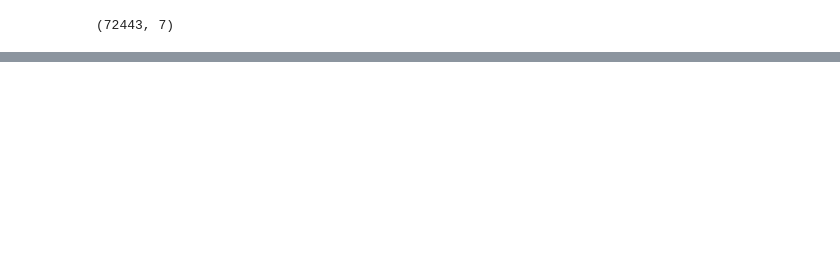
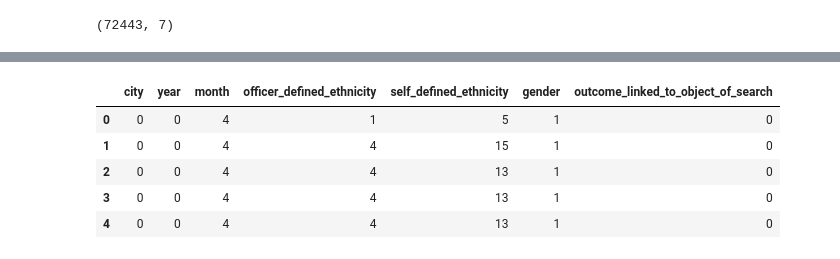
Before and after one commit to ah20776/CE888---Assignment, a Jupyter notebook: Ethnicity in UK Policing/newbias.ipynb, the cells around one changed output, grey strips where cells are left out. Cells and saved outputs as stored; diff of their text form; code cells hidden in the pictures; blank space fills up the shorter version.

```diff
--- a/Ethnicity in UK Policing/newbias.ipynb
+++ b/Ethnicity in UK Policing/newbias.ipynb
@@ -327,0 +404,19 @@ AttributeError: ignored
+# %%
+from sklearn.preprocessing import LabelEncoder
+labelencoder = LabelEncoder()
+data['officer_defined_ethnicity'] = labelencoder.fit_transform(data['officer_defined_ethnicity'])
+data['city'] = labelencoder.fit_transform(data['city'])
+data['year'] = labelencoder.fit_transform(data['year'])
+data['month'] = labelencoder.fit_transform(data['month'])
+data['self_defined_ethnicity'] = labelencoder.fit_transform(data['self_defined_ethnicity'])
+data['gender'] = labelencoder.fit_transform(data['gender'])
+data['outcome_linked_to_object_of_search'] = labelencoder.fit_transform(data['outcome_linked_to_object_of_search'])
+
+data.head()
+# %% [output]
+|  | city | year | month | officer_defined_ethnicity | self_defined_ethnicity | gender | outcome_linked_to_object_of_search |
+| 0 | 0 | 0 | 4 | 1 | 5 | 1 | 0 |
+| 1 | 0 | 0 | 4 | 4 | 15 | 1 | 0 |
+| 2 | 0 | 0 | 4 | 4 | 13 | 1 | 0 |
+| 3 | 0 | 0 | 4 | 4 | 13 | 1 | 0 |
+| 4 | 0 | 0 | 4 | 4 | 13 | 1 | 0 |
```
Also changed, not shown: parts of 9 cells of this notebook.
